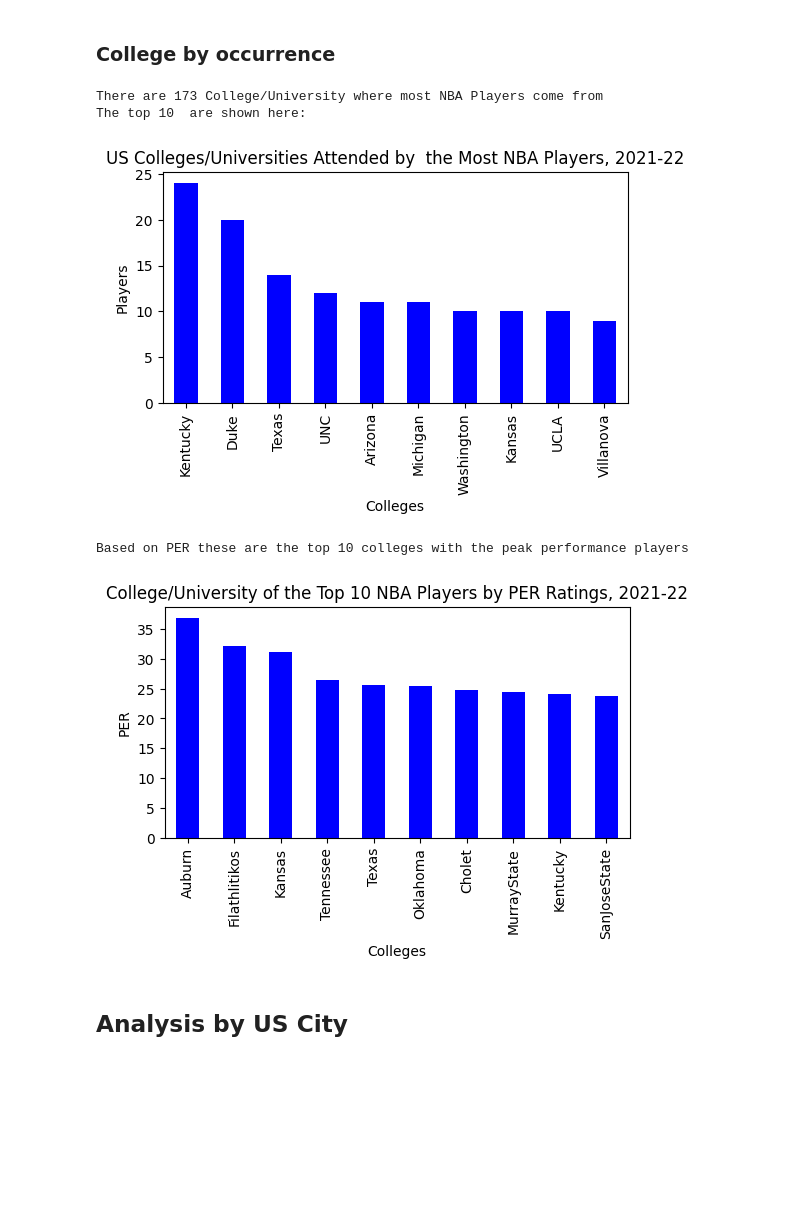
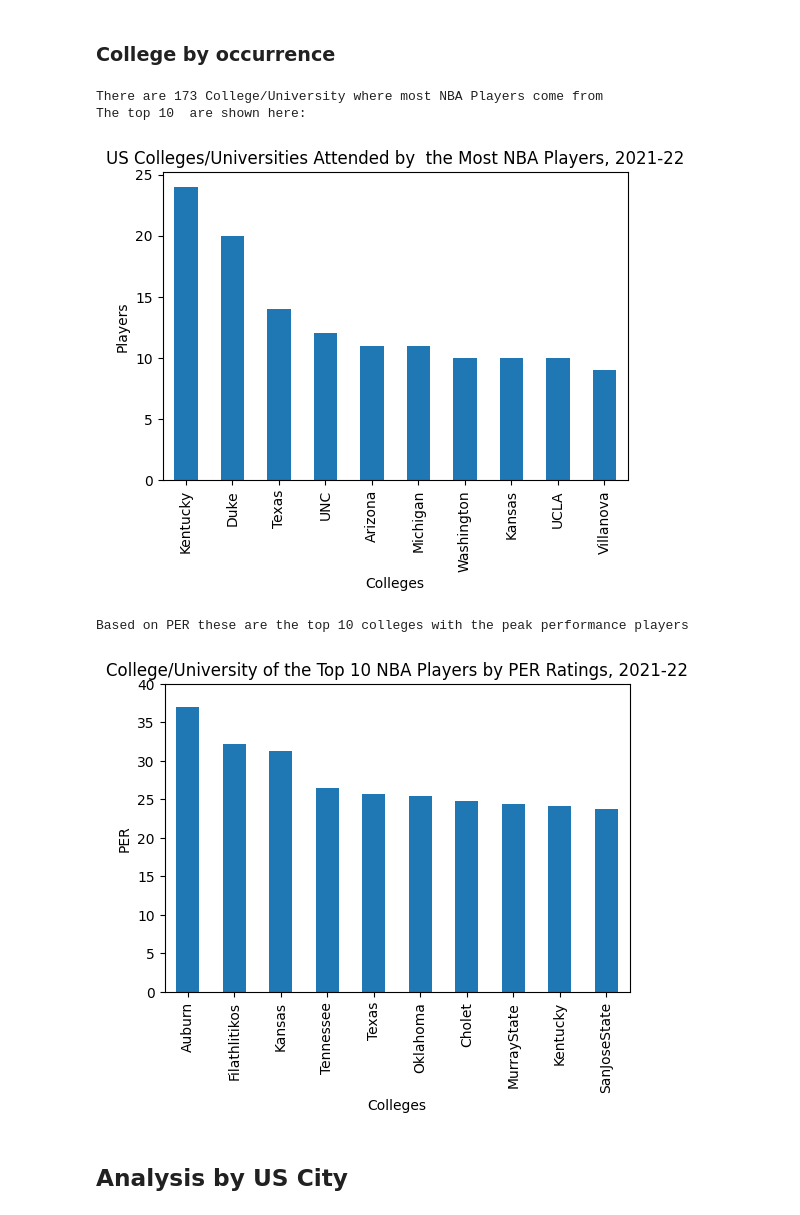
Before and after one commit to meeyoungPH/nba_superlatives, a Jupyter notebook: origin/NBA Geographical Analysis_v2.ipynb, the cells around one changed output. Saved outputs shown, nothing was run; the diff lists cells and outputs as text; code cells hidden in the pictures; blank space fills up the shorter version.

```diff
--- a/origin/NBA Geographical Analysis_v2.ipynb
+++ b/origin/NBA Geographical Analysis_v2.ipynb
@@ -118,31 +121,31 @@ See the caveats in the documentation: https://pandas.pydata.org/pandas-docs/stab
 # %%
 #Find the top 10 colleges based on ocurrence
 n = 10
 colleges = players_by_college['Colleges'].value_counts()[:n].index.tolist()
 players = players_by_college['Colleges'].value_counts()[:n].values.tolist()
 
 #Dataframe creation for analysis
 college_data = {'Colleges': colleges ,'Players': players}
 
 colleges_df = pd.DataFrame(college_data).reset_index(drop=True)
 colleges_df.set_index('Colleges',inplace=True, drop=True)
 
 #Dataframe filtering plot
 players_by_college_analysis_bar = colleges_df
 
 #Dataframe plot
-players_by_college_analysis_bar.plot(kind="bar", legend=False, ylabel="Players", figsize=(6,3), color="blue")
+players_by_college_analysis_bar.plot(kind="bar", legend=False, ylabel="Players", figsize=(6,4))
 
 plt.title('US Colleges/Universities Attended by  the Most NBA Players, 2021-22')
-plt.savefig(f'{path}players_top10_2022_colleges.png')
+plt.savefig(f'{path}players_top10_2022_colleges.png',bbox_inches='tight')
 print(f'There are {players_by_college["Colleges"].nunique()} College/University where most NBA Players come from')
 print(f'The top 10  are shown here:')
 
 plt.show()
 # %% [output]
 There are 173 College/University where most NBA Players come from
 The top 10  are shown here:
-[figure, old version]
+[figure, new version]
 # %%
 ### College by PER
 # %%
@@ -155,17 +158,18 @@ players_by_college_PER_filter = players_by_college_PER[['Colleges','PER']].group
 players_by_college_PER_clean = players_by_college_PER_filter.dropna(subset=['PER']).head(10)
 
 #Dataframe plot
-players_by_college_PER_clean.plot(kind="bar", legend=False, ylabel="PER", figsize=(6,3), color="blue")
+players_by_college_PER_clean.plot(kind="bar", legend=False, ylabel="PER", figsize=(6,4))
 
+plt.ylim(0,40)
 plt.title('College/University of the Top 10 NBA Players by PER Ratings, 2021-22')
-plt.savefig(f'{path}players_top10_2022_colleges_by_PER.png')
+plt.savefig(f'{path}players_top10_2022_colleges_by_PER.png',bbox_inches='tight')
 
 print (f'Based on PER these are the top 10 colleges with the peak performance players')
 
 plt.show()
 # %% [output]
 Based on PER these are the top 10 colleges with the peak performance players
-[figure, old version]
+[figure, new version]
 # %% [markdown]
 ## Analysis by US City
 # %% [markdown]
```
Also changed, not shown: parts of 6 cells of this notebook, 8 other files.
